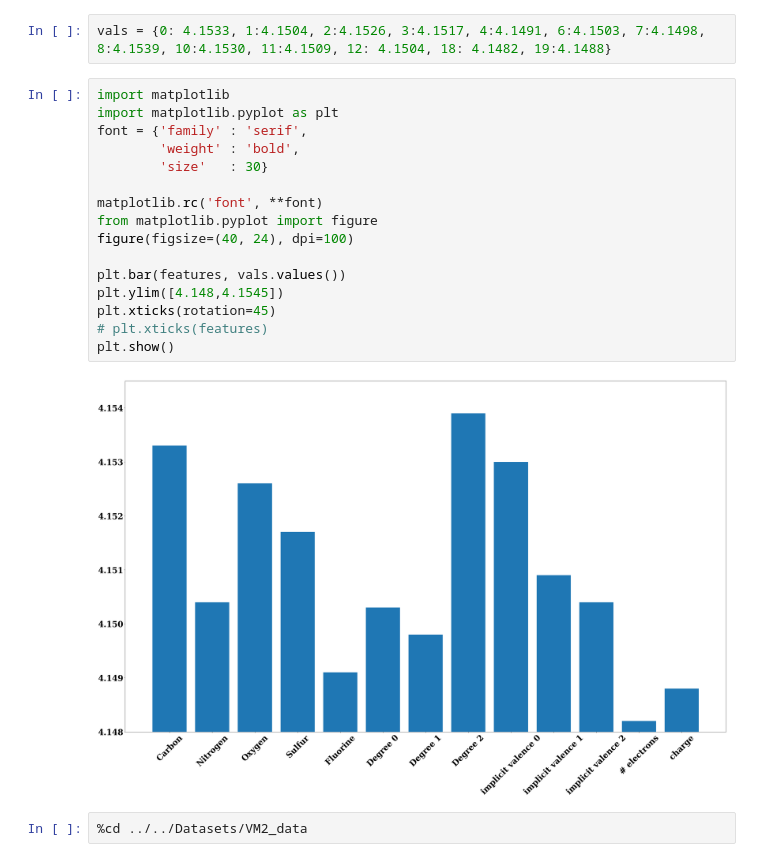
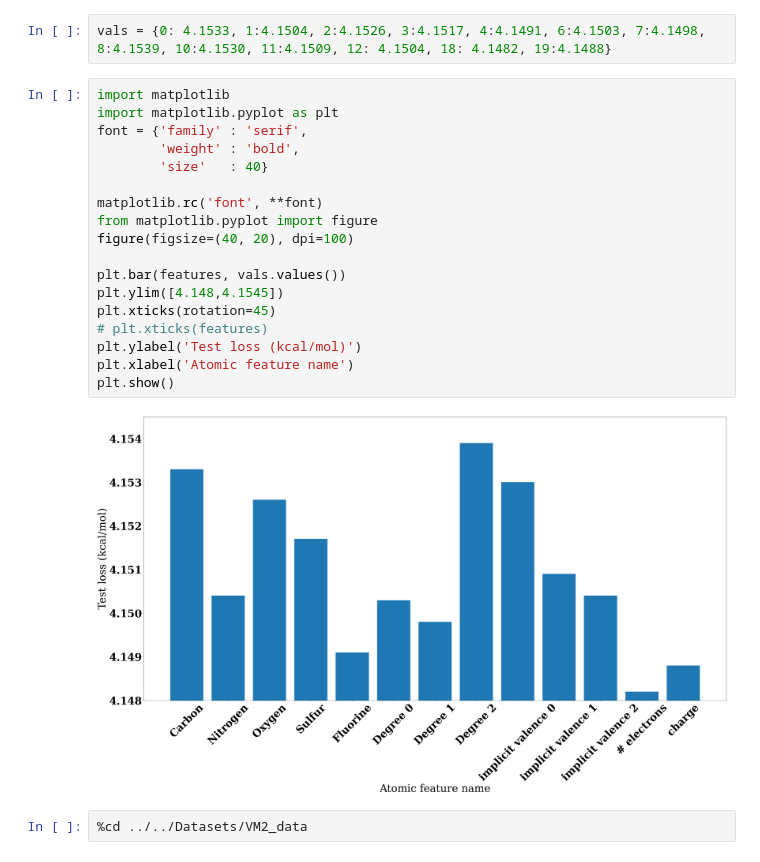
Before and after one commit to aicam/GBNN, a Jupyter notebook: Notebooks/Entropy/diff_features_test.ipynb, the cells around one changed output. Cells and saved outputs as stored; diff of their text form.

Commit message:
feat: test predictions

```diff
--- a/Notebooks/Entropy/diff_features_test.ipynb
+++ b/Notebooks/Entropy/diff_features_test.ipynb
@@ -167,21 +167,23 @@ vals = {0: 4.1533, 1:4.1504, 2:4.1526, 3:4.1517, 4:4.1491, 6:4.1503, 7:4.1498, 8
 # %%
 import matplotlib
 import matplotlib.pyplot as plt
 font = {'family' : 'serif',
         'weight' : 'bold',
-        'size'   : 30}
+        'size'   : 40}
 
 matplotlib.rc('font', **font)
 from matplotlib.pyplot import figure
-figure(figsize=(40, 24), dpi=100)
+figure(figsize=(40, 20), dpi=100)
 
 plt.bar(features, vals.values())
 plt.ylim([4.148,4.1545])
 plt.xticks(rotation=45)
 # plt.xticks(features)
+plt.ylabel('Test loss (kcal/mol)')
+plt.xlabel('Atomic feature name')
 plt.show()
 # %% [output]
-[figure, old version]
+[figure, new version]
 # %%
 %cd ../../Datasets/VM2_data
 # %% [output]
```
Also changed, not shown: 5 other files.
